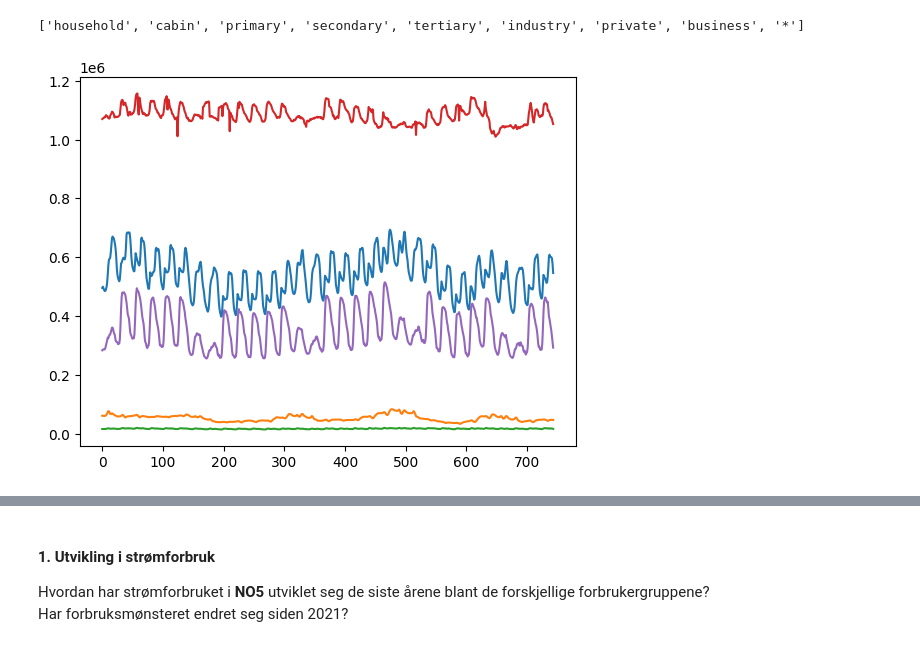
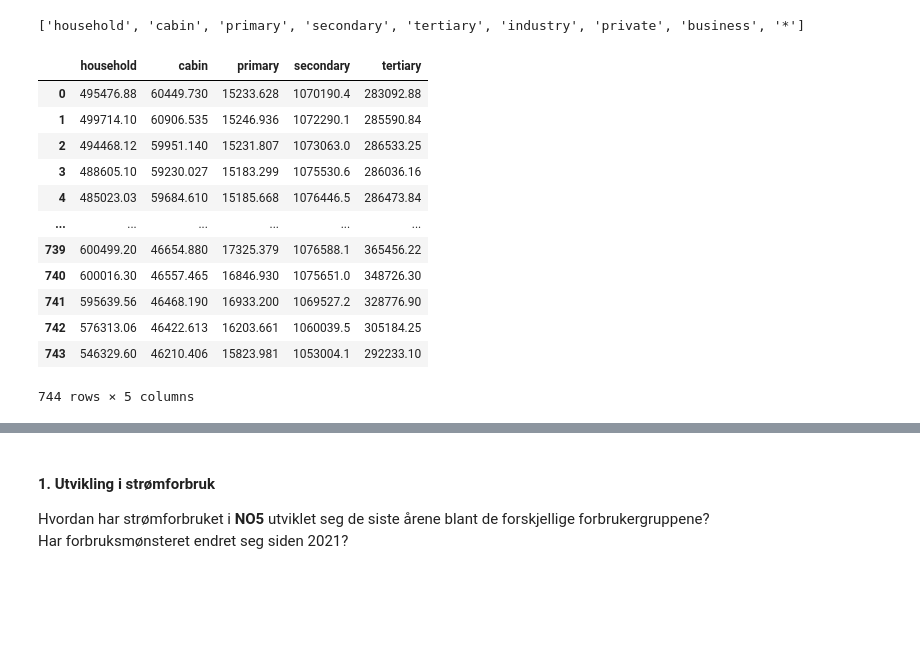
Before and after one commit to tobbensol/eviny-case, a Jupyter notebook: notebooks/Question1.ipynb, the cells around one changed output, grey strips where cells are left out. Saved outputs shown, nothing was run; the diff lists cells and outputs as text; code cells hidden in the pictures; blank space fills up the shorter version.

Commit message:
loaded data into a dataframe

```diff
--- a/notebooks/Question1.ipynb
+++ b/notebooks/Question1.ipynb
@@ -22,34 +22,49 @@ print(consumption_groups)
 # %%
 def get_consumption_data(area: str,
                          consumption_group: str,
                          start_time: datetime = datetime(year=2023, month=1, day=1),
                          end_time: datetime = datetime(year=2023, month=2, day=1)
                          ):
     api_link = "https://api.elhub.no/energy-data/v0/price-areas"
 
     params = {
         "dataset": "CONSUMPTION_PER_GROUP_MBA_HOUR",
         "startDate": f"{start_time.isoformat()}+02:00",
         "endDate": f"{end_time.isoformat()}+02:00",
         "consumptionGroup": consumption_group
     }
 
     response = requests.get(f"{api_link}/{area}", params=params)
 
     try:
         data = response.json()["data"]
         response.raise_for_status()
     except requests.exceptions.HTTPError as E:
         raise E
     return data
 
+group_dict = {group : [] for group in consumption_groups}
+
 for group in consumption_groups:
-    kwh = []
     data = get_consumption_data("NO5", group)
     for time_slot in data[0]["attributes"]["consumptionPerGroupMbaHour"]:
-        kwh.append(time_slot["quantityKwh"])
+        group_dict[group].append(time_slot["quantityKwh"])
+    if len(group_dict[group]) == 0:
+        del group_dict[group]
 
-    plt.plot(kwh)
+pd.DataFrame.from_dict(group_dict)
 # %% [output]
-[figure, removed]
+|  | household | cabin | primary | secondary | tertiary |
+| 0 | 495476.88 | 60449.730 | 15233.628 | 1070190.4 | 283092.88 |
+| 1 | 499714.10 | 60906.535 | 15246.936 | 1072290.1 | 285590.84 |
+| 2 | 494468.12 | 59951.140 | 15231.807 | 1073063.0 | 286533.25 |
+| 3 | 488605.10 | 59230.027 | 15183.299 | 1075530.6 | 286036.16 |
+| 4 | 485023.03 | 59684.610 | 15185.668 | 1076446.5 | 286473.84 |
+| ... | ... | ... | ... | ... | ... |
+| 739 | 600499.20 | 46654.880 | 17325.379 | 1076588.1 | 365456.22 |
+| 740 | 600016.30 | 46557.465 | 16846.930 | 1075651.0 | 348726.30 |
+| 741 | 595639.56 | 46468.190 | 16933.200 | 1069527.2 | 328776.90 |
+| 742 | 576313.06 | 46422.613 | 16203.661 | 1060039.5 | 305184.25 |
+| 743 | 546329.60 | 46210.406 | 15823.981 | 1053004.1 | 292233.10 |
+744 rows × 5 columns
 # %%
```
Also changed, not shown: parts of 2 cells of this notebook.
